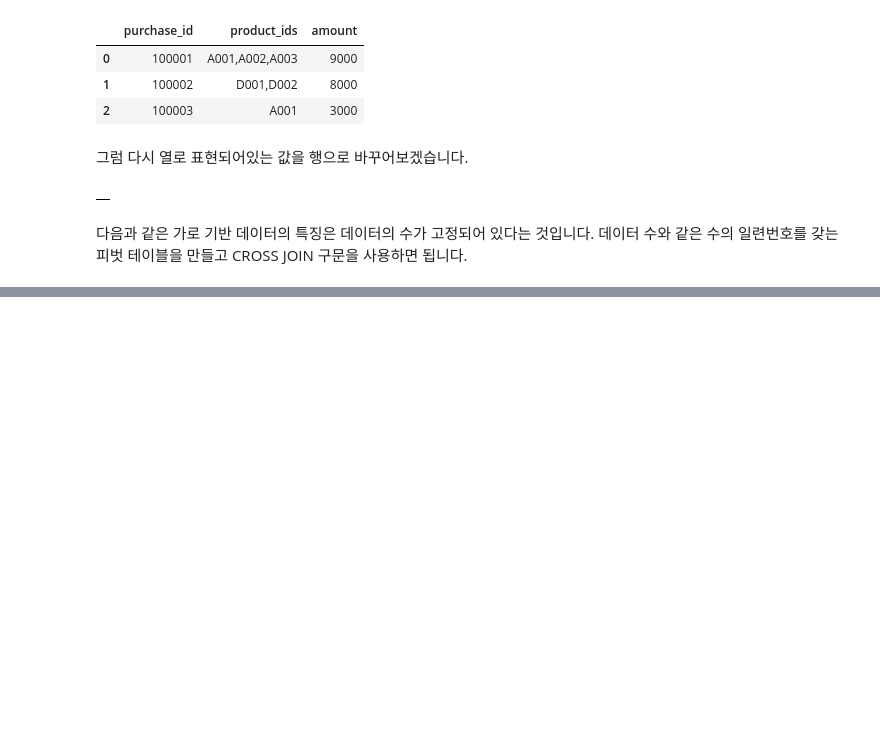
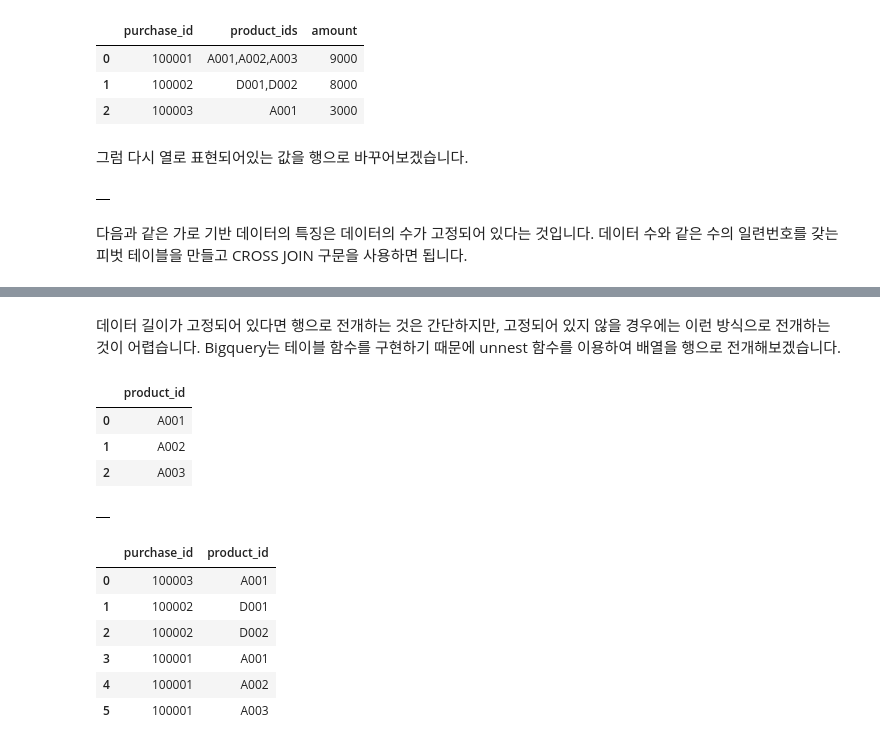
Before and after one commit to yhp2205/SQL, a Jupyter notebook: ch_7.ipynb, the cells around one changed output, grey strips where cells are left out. Saved outputs shown, nothing was run; the diff lists cells and outputs as text; code cells hidden in the pictures; blank space fills up the shorter version.

```diff
--- a/ch_7.ipynb
+++ b/ch_7.ipynb
@@ -448,0 +478,46 @@ SELECT
+# %% [markdown]
+데이터 길이가 고정되어 있다면 행으로 전개하는 것은 간단하지만, 고정되어 있지 않을 경우에는 이런 방식으로 전개하는 것이 어렵습니다. Bigquery는 테이블 함수를 구현하기 때문에 unnest 함수를 이용하여 배열을 행으로 전개해보겠습니다.
+# %%
+%%bigquery --project mygcpproject-340112
+  -- 7.13 테이블 함수를 사용해 배열을 행으로 전개하는 쿼리
+SELECT * FROM unnest(ARRAY['A001', 'A002', 'A003']) AS product_id;
+# %% [output]
+|  | product_id |
+| 0 | A001 |
+| 1 | A002 |
+| 2 | A003 |
+# %%
+%%bigquery --project mygcpproject-340112
+DROP TABLE IF EXISTS sqldata.purchase_log;
+CREATE TABLE sqldata.purchase_log (
+    purchase_id integer
+  , product_ids string
+);
+
+INSERT INTO sqldata.purchase_log
+VALUES
+    (100001, 'A001,A002,A003')
+  , (100002, 'D001,D002')
+  , (100003, 'A001')
+;
+# %% [output]
+|  |
+# %%
+%%bigquery --project mygcpproject-340112
+  -- 7.14 테이블 함수를 사용해 쉼표로 구분된 문자열 데이터를 행으로 전개하는 쿼리
+SELECT
+    purchase_id
+    , product_id
+FROM
+    sqldata.purchase_log AS p
+  -- string_to_array 함수로 문자열을 배열로 변환하고, unnest 함수로 테이블로 변환하기
+  CROSS JOIN unnest(split(product_ids, ',')) AS product_id
+;
+# %% [output]
+|  | purchase_id | product_id |
+| 0 | 100003 | A001 |
+| 1 | 100002 | D001 |
+| 2 | 100002 | D002 |
+| 3 | 100001 | A001 |
+| 4 | 100001 | A002 |
+| 5 | 100001 | A003 |
```
Also changed, not shown: parts of 5 cells of this notebook.
